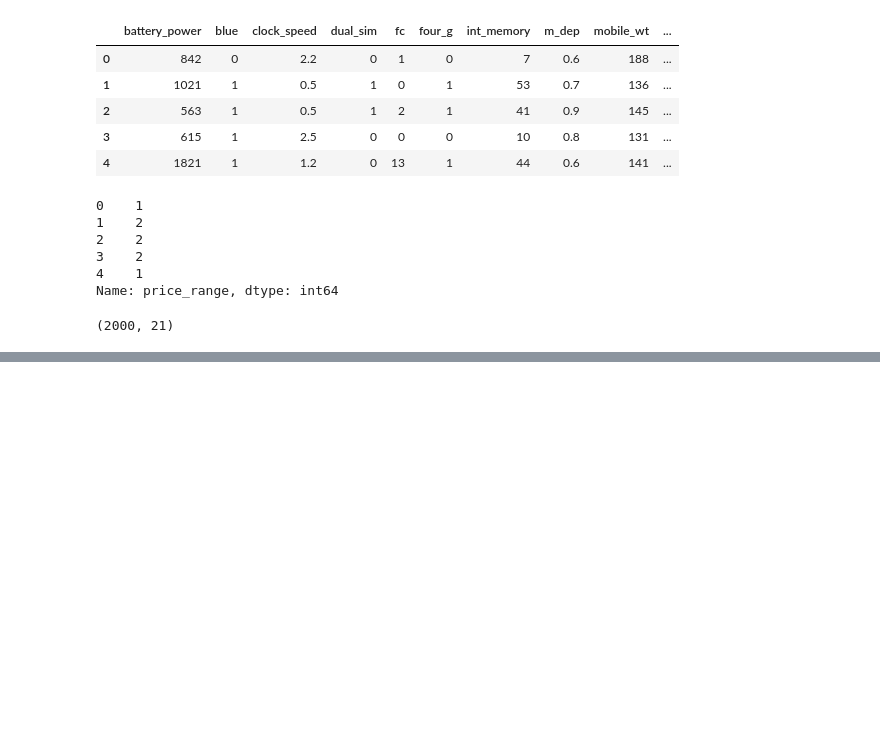
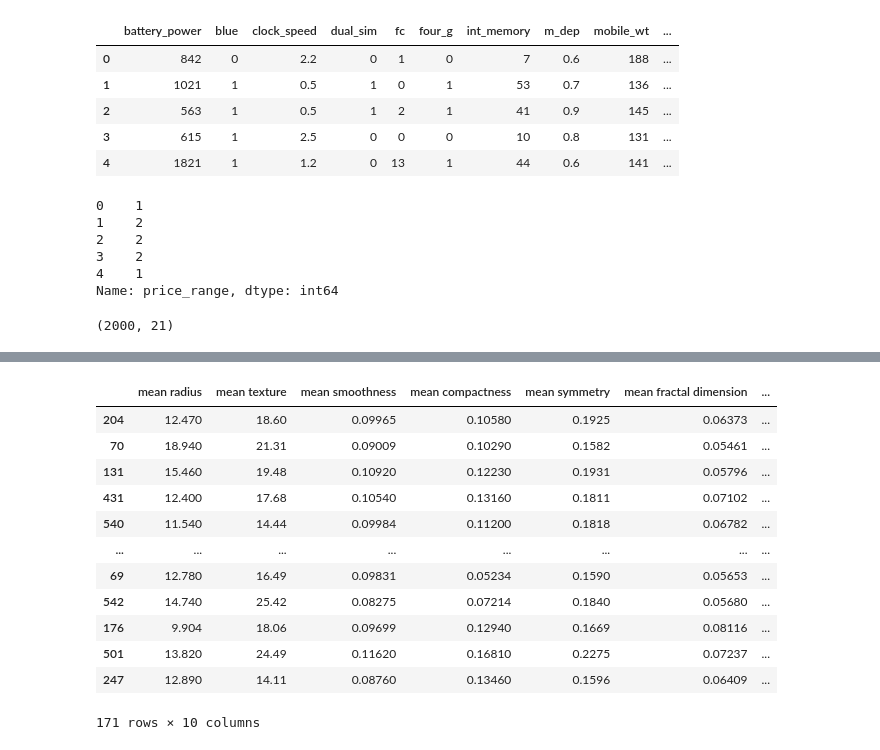
Before and after one commit to Tarun-nagpal07/feature_engineering, a Jupyter notebook: Feature_Selection.ipynb, the cells around one changed output, grey strips where cells are left out. Cells and saved outputs as stored; diff of their text form; code cells hidden in the pictures; blank space fills up the shorter version.

```diff
--- a/Feature_Selection.ipynb
+++ b/Feature_Selection.ipynb
@@ -49,0 +497,13 @@ dfscores = pd.DataFrame(ordered_feature.scores_,columns=['Scores'])
+# %%
+def correlation(dataset,threshold):
+    col_corr = set()
+    corr_matrix = dataset.corr()
+    for i in range(len(corr_matrix.columns)):
+        for j in range(i):
+            if abs(corr_matrix.iloc[i,j]) > threshold:
+                colname = corr_matrix.columns[i]
+                col_corr.add(colname)
+    return col_corr
+# %%
+corr_feature = correlation(X_train,0.7)
+len(set(corr_feature))
@@ -49,0 +535,17 @@ dfscores = pd.DataFrame(ordered_feature.scores_,columns=['Scores'])
+# %%
+X_train.drop(corr_feature,axis=1)
+X_test.drop(corr_feature,axis=1)
+# %% [output]
+|  | mean radius | mean texture | mean smoothness | mean compactness | mean symmetry | mean fractal dimension | ... |
+| 204 | 12.470 | 18.60 | 0.09965 | 0.10580 | 0.1925 | 0.06373 | ... |
+| 70 | 18.940 | 21.31 | 0.09009 | 0.10290 | 0.1582 | 0.05461 | ... |
+| 131 | 15.460 | 19.48 | 0.10920 | 0.12230 | 0.1931 | 0.05796 | ... |
+| 431 | 12.400 | 17.68 | 0.10540 | 0.13160 | 0.1811 | 0.07102 | ... |
+| 540 | 11.540 | 14.44 | 0.09984 | 0.11200 | 0.1818 | 0.06782 | ... |
+| ... | ... | ... | ... | ... | ... | ... | ... |
+| 69 | 12.780 | 16.49 | 0.09831 | 0.05234 | 0.1590 | 0.05653 | ... |
+| 542 | 14.740 | 25.42 | 0.08275 | 0.07214 | 0.1840 | 0.05680 | ... |
+| 176 | 9.904 | 18.06 | 0.09699 | 0.12940 | 0.1669 | 0.08116 | ... |
+| 501 | 13.820 | 24.49 | 0.11620 | 0.16810 | 0.2275 | 0.07237 | ... |
+| 247 | 12.890 | 14.11 | 0.08760 | 0.13460 | 0.1596 | 0.06409 | ... |
+171 rows × 10 columns
```
Also changed, not shown: parts of 65 cells of this notebook, 13 other files.
